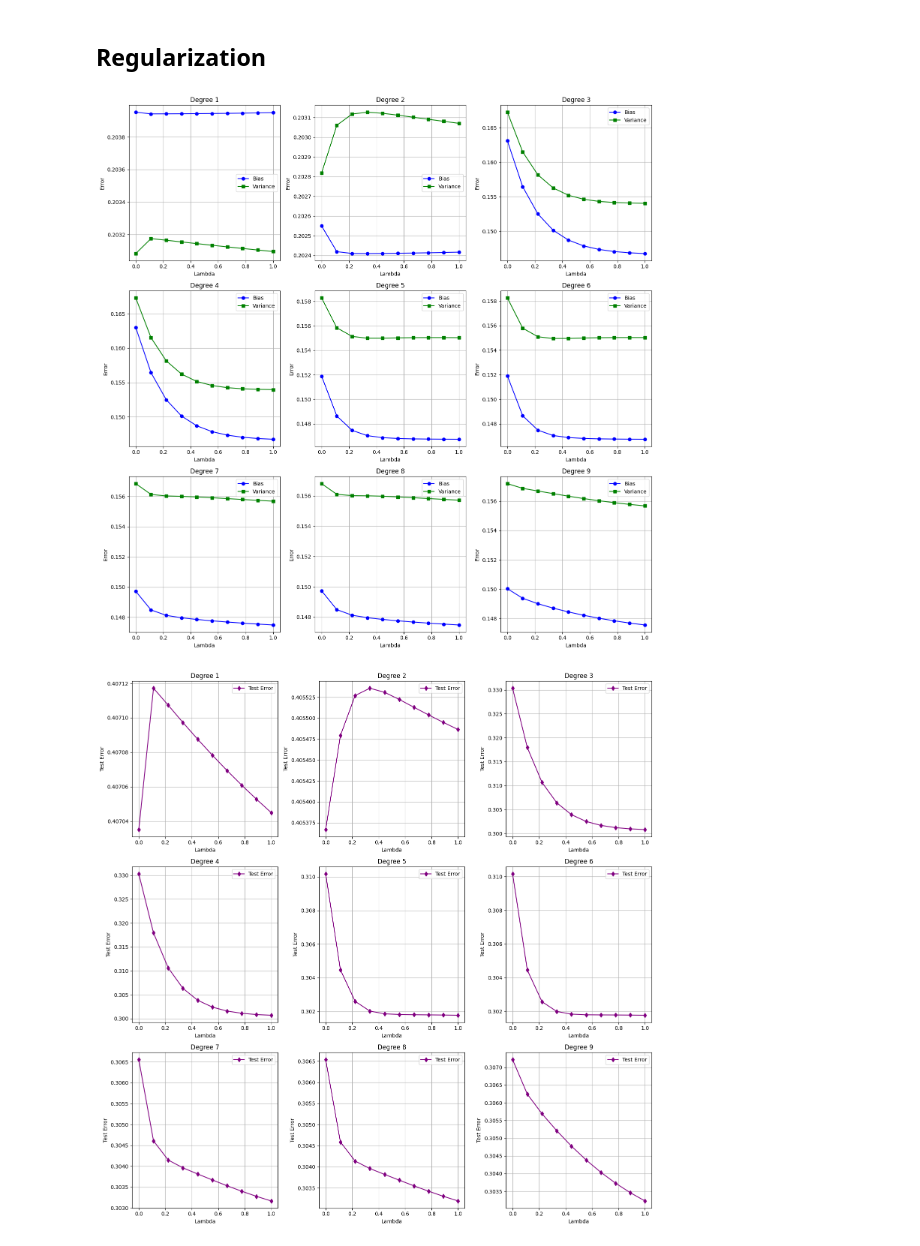
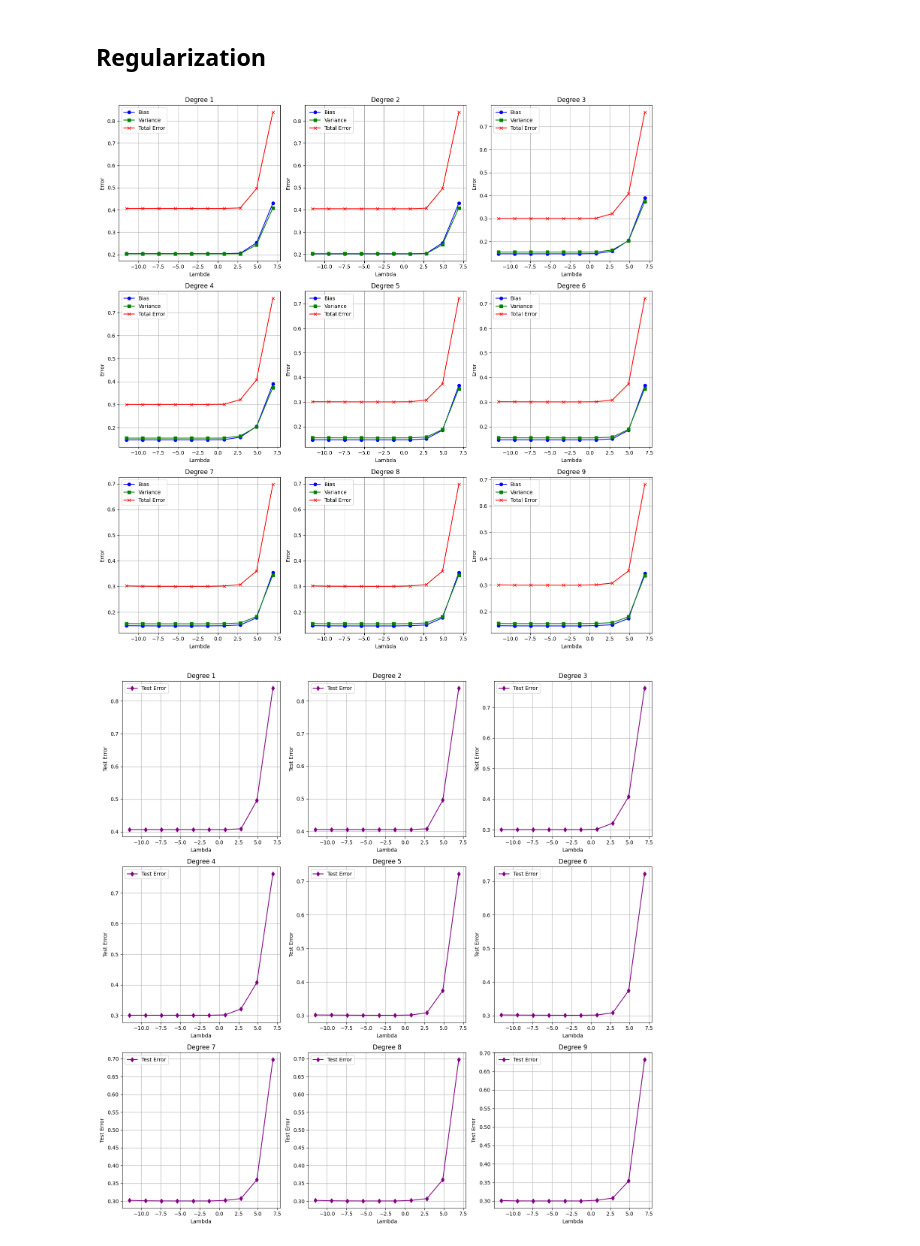
Before and after one commit to RastogiAdit/FODS-Assignment_1, a Jupyter notebook: Assignment-1.ipynb, the cells around one changed output. Drawn from its saved outputs; the diff is of its cells as text; code cells hidden in the pictures.

```diff
--- a/Assignment-1.ipynb
+++ b/Assignment-1.ipynb
@@ -95,7 +93,7 @@ def gradient(poly_matrix, Y, w):
 def gradient_descent(poly_matrix, Y, w):
 
     w_old = w.copy()
-    w -= 0.00005 * gradient(poly_matrix, Y, w_old)
+    w -= 0.001 * gradient(poly_matrix, Y, w_old)
 
     return w
 # %%
@@ -106,7 +104,7 @@ for deg in range(1, 10):
     w = np.zeros(deg + 1)
     polynomial = pre_compute(train_set['X'], deg)
 
-    for itr in range(500):
+    for itr in range(100):
 
         w = gradient_descent(
             polynomial,
@@ -168,7 +163,7 @@ def gradient_l2(poly_matrix, Y, w, l2_lambda):
 def gradient_descent_l2(poly_matrix, Y, w, l2_lambda):
 
     w_old = w.copy()
-    w -= 0.00005 * gradient_l2(poly_matrix, Y, w_old, l2_lambda)
+    w -= 0.001 * gradient_l2(poly_matrix, Y, w_old, l2_lambda)
 
     return w
 # %%
@@ -176,8 +171,7 @@ all_bias = {}
 all_variance = {}
 all_total_error = {}
 
-lambdas = np.linspace(0, 1, 10)
-lambdas = np.clip(lambdas, 1e-10, None)
+lambdas = np.logspace(-5, 3, num=10)
 
 for deg in range(1, 10):
     deg_bias = []
@@ -216,26 +210,26 @@ for deg in range(1, 10):
 # %%
 log_lambdas = np.log(lambdas)
 
 fig, axes = plt.subplots(3, 3, figsize=(15, 15))
 axes = axes.flatten()
 
 for deg in range(1, 10):
     ax = axes[deg - 1]
 
-    ax.plot(lambdas, all_bias[deg], label='Bias', color='blue', marker='o')
-    ax.plot(lambdas, all_variance[deg], label='Variance', color='green', marker='s')
-    # ax.plot(lambdas, all_total_error[deg], label='Total Error', color='red', marker='x')
+    ax.plot(log_lambdas, all_bias[deg], label='Bias', color='blue', marker='o')
+    ax.plot(log_lambdas, all_variance[deg], label='Variance', color='green', marker='s')
+    ax.plot(log_lambdas, all_total_error[deg], label='Total Error', color='red', marker='x')
 
     ax.set_title(f'Degree {deg}')
     ax.set_xlabel('Lambda')
     ax.set_ylabel('Error')
     ax.legend()
     ax.grid(True)
 
 plt.tight_layout()
 plt.show()
 # %% [output]
-[figure, old version]
+[figure, new version]
 # %%
 fig, axes = plt.subplots(3, 3, figsize=(15, 15))
 axes = axes.flatten()
@@ -243,7 +237,7 @@ axes = axes.flatten()
 for deg in range(1, 10):
     ax = axes[deg - 1]
 
-    ax.plot(lambdas, all_total_error[deg], label='Test Error', color='purple', marker='d')
+    ax.plot(log_lambdas, all_total_error[deg], label='Test Error', color='purple', marker='d')
 
     ax.set_title(f'Degree {deg}')
     ax.set_xlabel('Lambda')
@@ -254,7 +248,7 @@ for deg in range(1, 10):
 plt.tight_layout()
 plt.show()
 # %% [output]
-[figure, old version]
+[figure, new version]
 # %%
 optimal_lambdas = {}
 min_test_error = float('inf')
```
Also changed, not shown: parts of 11 cells of this notebook.
